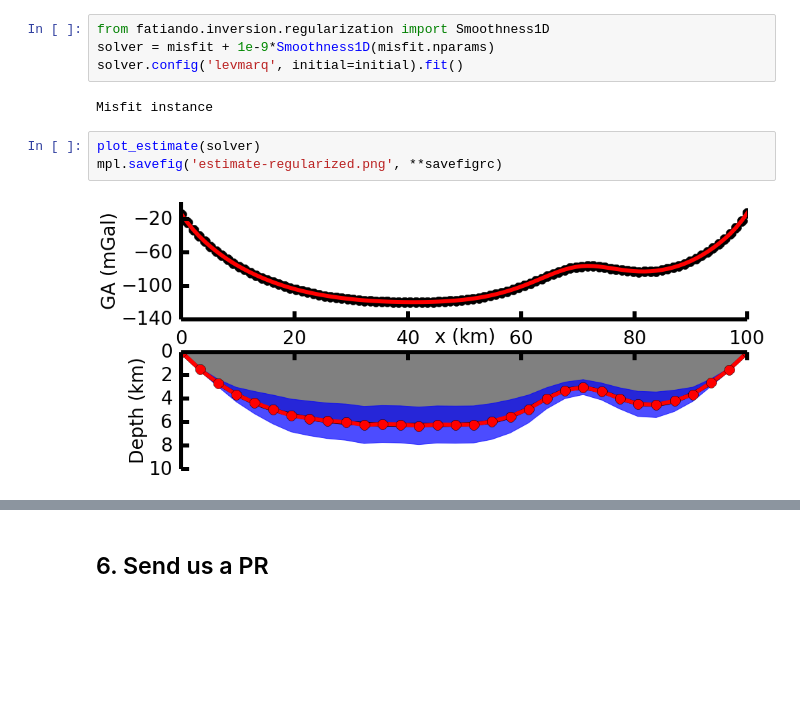
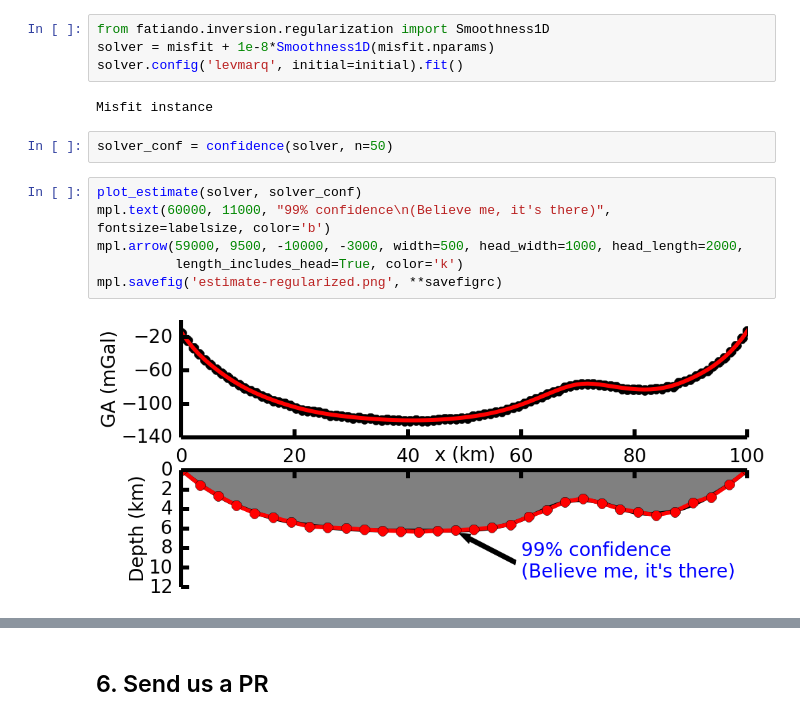
Before and after one commit to leouieda/scipy2014, a Jupyter notebook: gravity_inversion.ipynb, the cells around one changed output, grey strips where cells are left out. Cells and saved outputs as stored; diff of their text form; blank space fills up the shorter version.

```diff
--- a/gravity_inversion.ipynb
+++ b/gravity_inversion.ipynb
@@ -362,12 +374,17 @@ mpl.savefig('estimate.png', **savefigrc)
 ## 5. Apply regularization
 # %%
 from fatiando.inversion.regularization import Smoothness1D
-solver = misfit + 1e-9*Smoothness1D(misfit.nparams)
+solver = misfit + 1e-8*Smoothness1D(misfit.nparams)
 solver.config('levmarq', initial=initial).fit()
 # %% [output]
 Misfit instance
-# %%
-plot_estimate(solver)
-mpl.savefig('estimate-regularized.png', **savefigrc)
-# %% [output]
-[figure, removed]
+# %%
+solver_conf = confidence(solver, n=50)
+# %%
+plot_estimate(solver, solver_conf)
+mpl.text(60000, 11000, "99% confidence\n(Believe me, it's there)", fontsize=labelsize, color='b')
+mpl.arrow(59000, 9500, -10000, -3000, width=500, head_width=1000, head_length=2000,
+          length_includes_head=True, color='k')
+mpl.savefig('estimate-regularized.png', **savefigrc)
+# %% [output]
+[figure, added]
```
Also changed, not shown: parts of 15 cells of this notebook, 8 other files.
